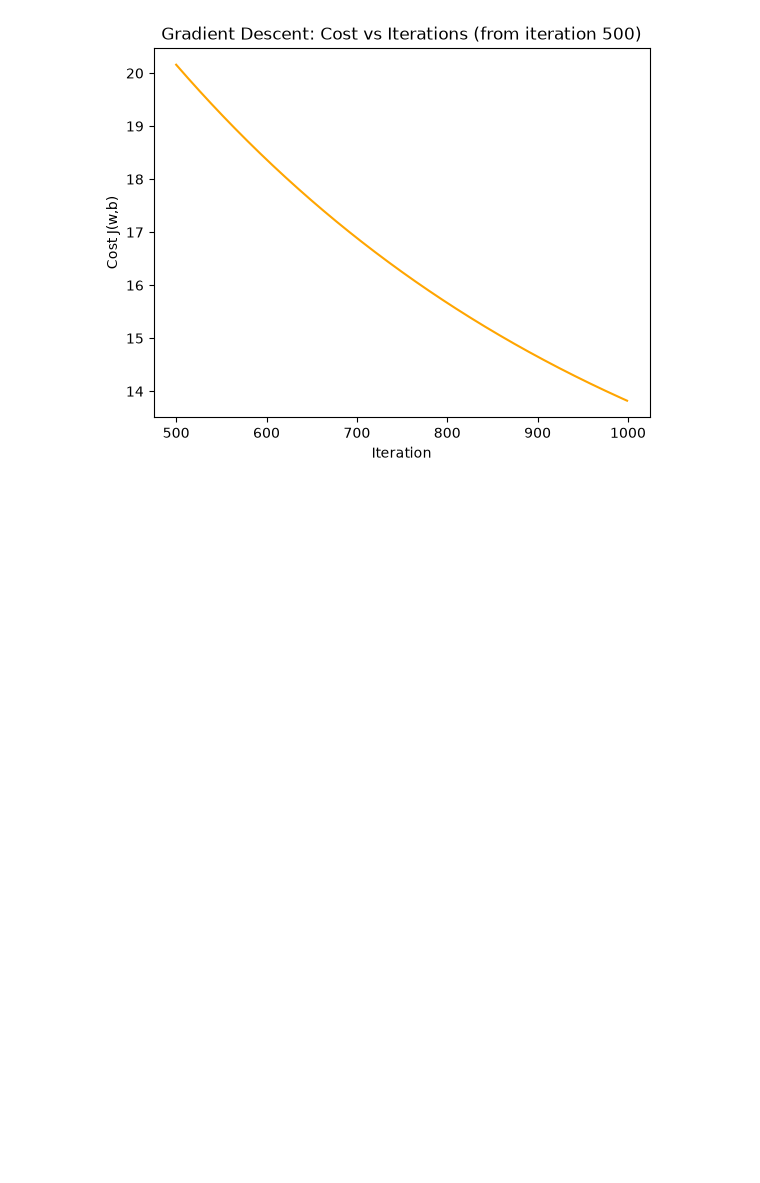
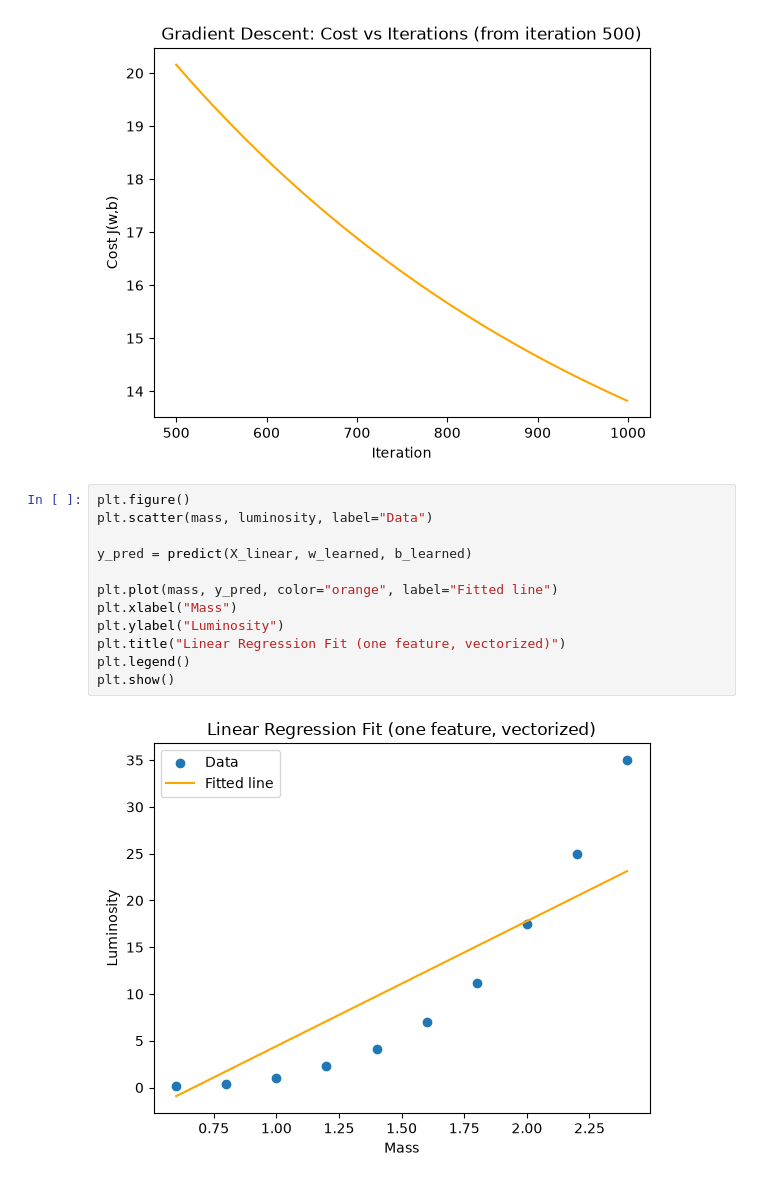
Before and after one commit to Valentina-33/Stellar-Luminosity, a Jupyter notebook: stellar_luminosity_hands_on.ipynb, the cells around one changed output. Saved outputs shown, nothing was run; the diff lists cells and outputs as text; blank space fills up the shorter version.

Commit message:
Training the linear model

```diff
--- a/stellar_luminosity_hands_on.ipynb
+++ b/stellar_luminosity_hands_on.ipynb
@@ -237,3 +237,17 @@ ax.set_title(f"Gradient Descent: Cost vs Iterations (from iteration {iterations[
 ax.ticklabel_format(axis='y', style='plain', useOffset=False)
 # %% [output]
 [figure]
+# %%
+plt.figure()
+plt.scatter(mass, luminosity, label="Data")
+
+y_pred = predict(X_linear, w_learned, b_learned)
+
+plt.plot(mass, y_pred, color="orange", label="Fitted line")
+plt.xlabel("Mass")
+plt.ylabel("Luminosity")
+plt.title("Linear Regression Fit (one feature, vectorized)")
+plt.legend()
+plt.show()
+# %% [output]
+[figure, added]
```
Also changed, not shown: parts of 1 cell of this notebook.
